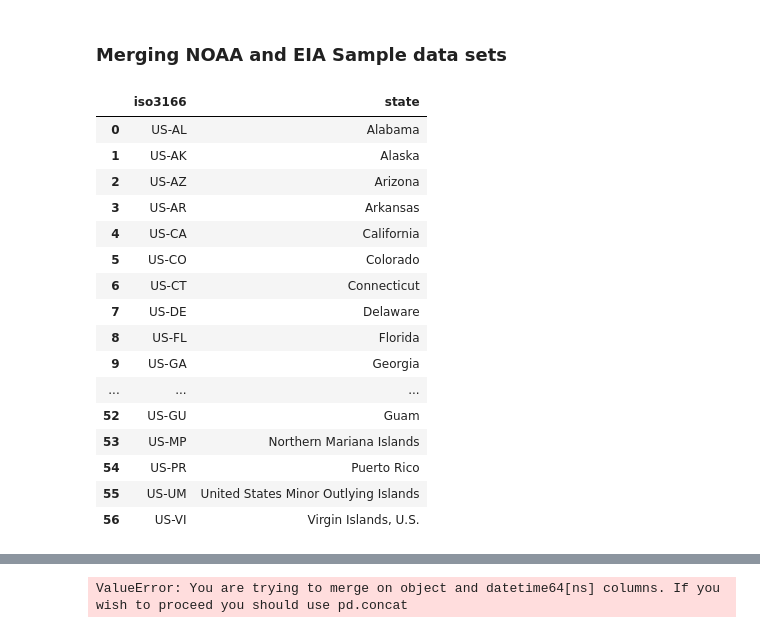
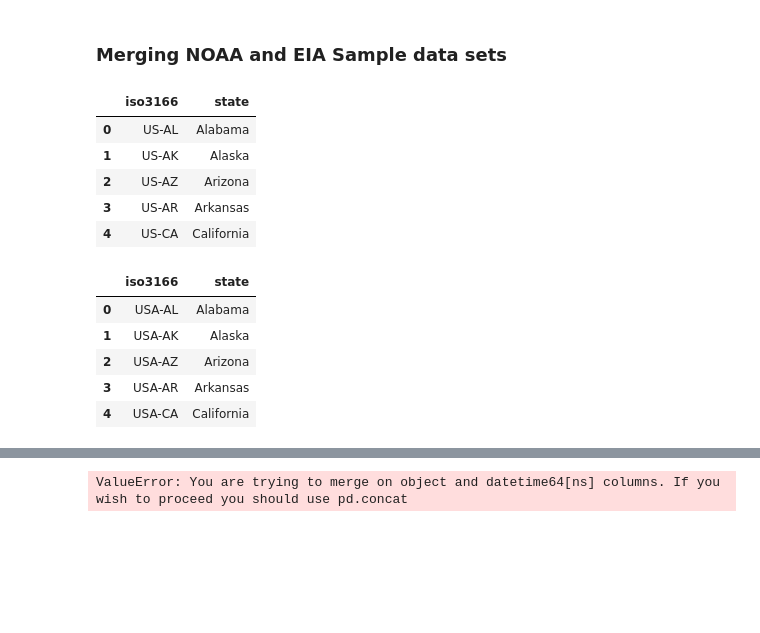
Before and after one commit to megiza/First_CapstoneProject, a Jupyter notebook: Project1.ipynb, the cells around one changed output, grey strips where cells are left out. Saved outputs shown, nothing was run; the diff lists cells and outputs as text; code cells hidden in the pictures; blank space fills up the shorter version.

```diff
--- a/Project1.ipynb
+++ b/Project1.ipynb
@@ -444,26 +444,25 @@ plt.show
 # %%
 file='ISO3166.csv' #file with US ISO3166 codes
 df_iso3166 = pd.read_csv(file,sep=',')
+df_iso3166.head()
+# %% [output]
+|  | iso3166 | state |
+| 0 | US-AL | Alabama |
+| 1 | US-AK | Alaska |
+| 2 | US-AZ | Arizona |
+| 3 | US-AR | Arkansas |
+| 4 | US-CA | California |
-# %%
-df_iso3166
-# %% [output]
-|  | iso3166 | state |
-| 0 | US-AL | Alabama |
-| 1 | US-AK | Alaska |
-| 2 | US-AZ | Arizona |
-| 3 | US-AR | Arkansas |
-| 4 | US-CA | California |
-| 5 | US-CO | Colorado |
-| 6 | US-CT | Connecticut |
-| 7 | US-DE | Delaware |
-| 8 | US-FL | Florida |
-| 9 | US-GA | Georgia |
-| ... | ... | ... |
-| 52 | US-GU | Guam |
-| 53 | US-MP | Northern Mariana Islands |
-| 54 | US-PR | Puerto Rico |
-| 55 | US-UM | United States Minor Outlying Islands |
-| 56 | US-VI | Virgin Islands, U.S. |
+# %%
+
+df_iso3166['iso3166']=df_iso3166['iso3166'].apply(lambda iso: iso[0:2]+'A'+iso[2:])
+df_iso3166.head()
+# %% [output]
+|  | iso3166 | state |
+| 0 | USA-AL | Alabama |
+| 1 | USA-AK | Alaska |
+| 2 | USA-AZ | Arizona |
+| 3 | USA-AR | Arkansas |
+| 4 | USA-CA | California |
 # %%
 #Adding the quivalent iso3166 code to the table
 df_data_temperature['iso3166']=''
```
Also changed, not shown: parts of 1 cell of this notebook.
